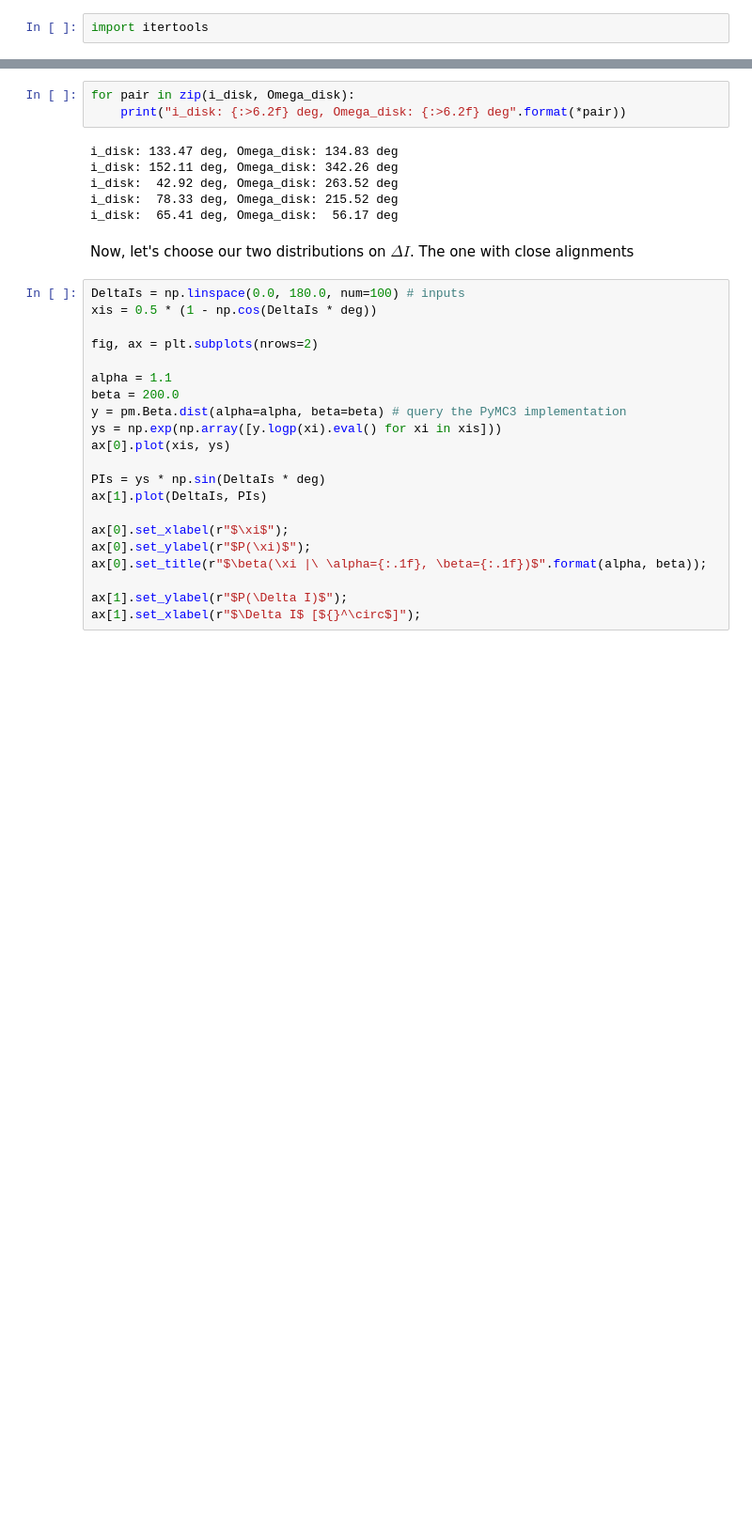
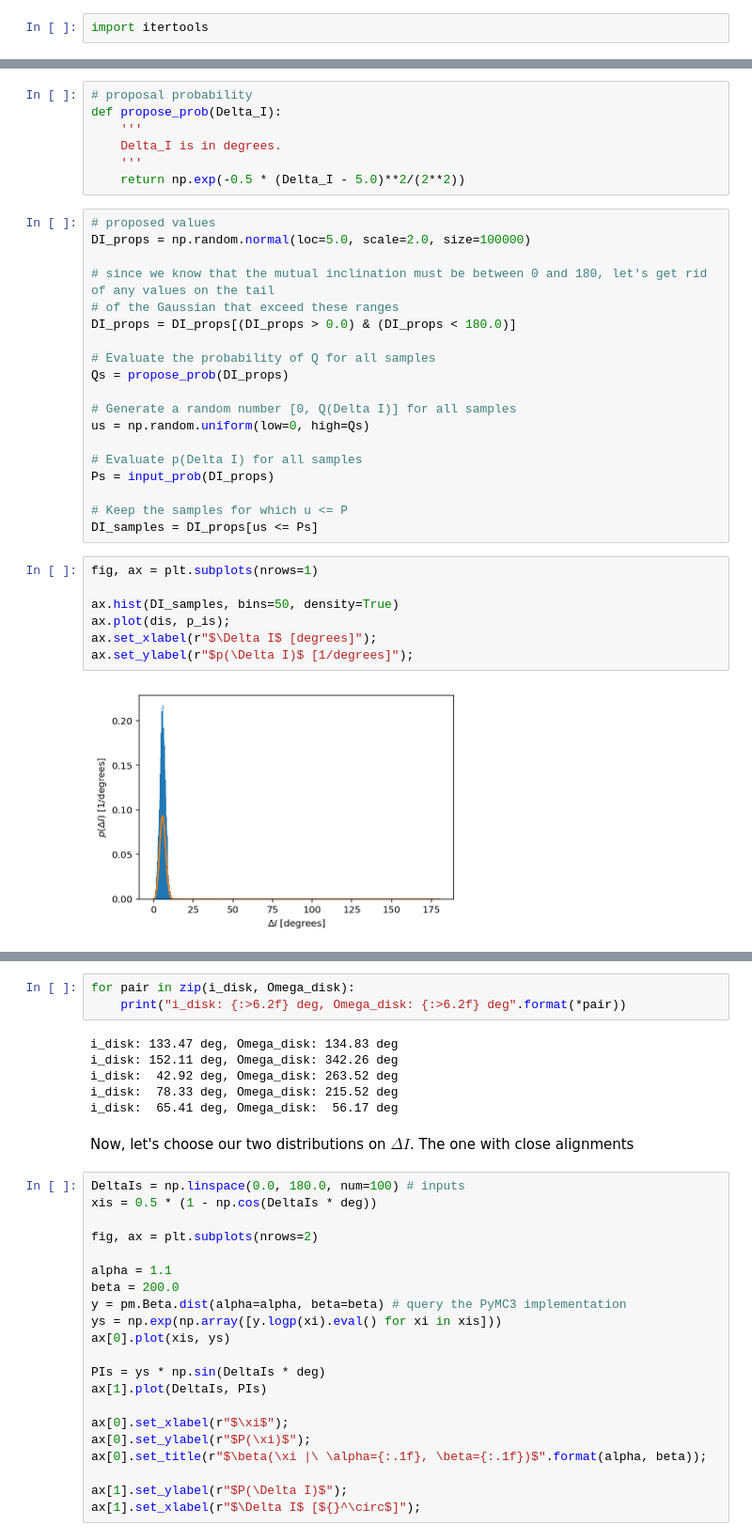
Before and after one commit to iancze/hierarchical-mutual-inclinations, a Jupyter notebook: MutualInclinations.ipynb, the cells around one changed output, grey strips where cells are left out. Shown at 94% size. Cells and saved outputs as stored; diff of their text form; blank space fills up the shorter version.

```diff
--- a/MutualInclinations.ipynb
+++ b/MutualInclinations.ipynb
@@ -370,0 +408,35 @@ i_disk = np.arccos(2 * V - 1.0) / deg # polar angle
+# %%
+# proposal probability
+def propose_prob(Delta_I):
+    '''
+    Delta_I is in degrees.
+    '''
+    return np.exp(-0.5 * (Delta_I - 5.0)**2/(2**2))
+# %%
+# proposed values
+DI_props = np.random.normal(loc=5.0, scale=2.0, size=100000)
+
+# since we know that the mutual inclination must be between 0 and 180, let's get rid of any values on the tail
+# of the Gaussian that exceed these ranges
+DI_props = DI_props[(DI_props > 0.0) & (DI_props < 180.0)]
+
+# Evaluate the probability of Q for all samples
+Qs = propose_prob(DI_props)
+
+# Generate a random number [0, Q(Delta I)] for all samples
+us = np.random.uniform(low=0, high=Qs)
+
+# Evaluate p(Delta I) for all samples
+Ps = input_prob(DI_props)
+
+# Keep the samples for which u <= P
+DI_samples = DI_props[us <= Ps]
+# %%
+fig, ax = plt.subplots(nrows=1)
+
+ax.hist(DI_samples, bins=50, density=True)
+ax.plot(dis, p_is);
+ax.set_xlabel(r"$\Delta I$ [degrees]");
+ax.set_ylabel(r"$p(\Delta I)$ [1/degrees]");
+# %% [output]
+[figure, added]
```
Also changed, not shown: parts of 18 cells of this notebook.
